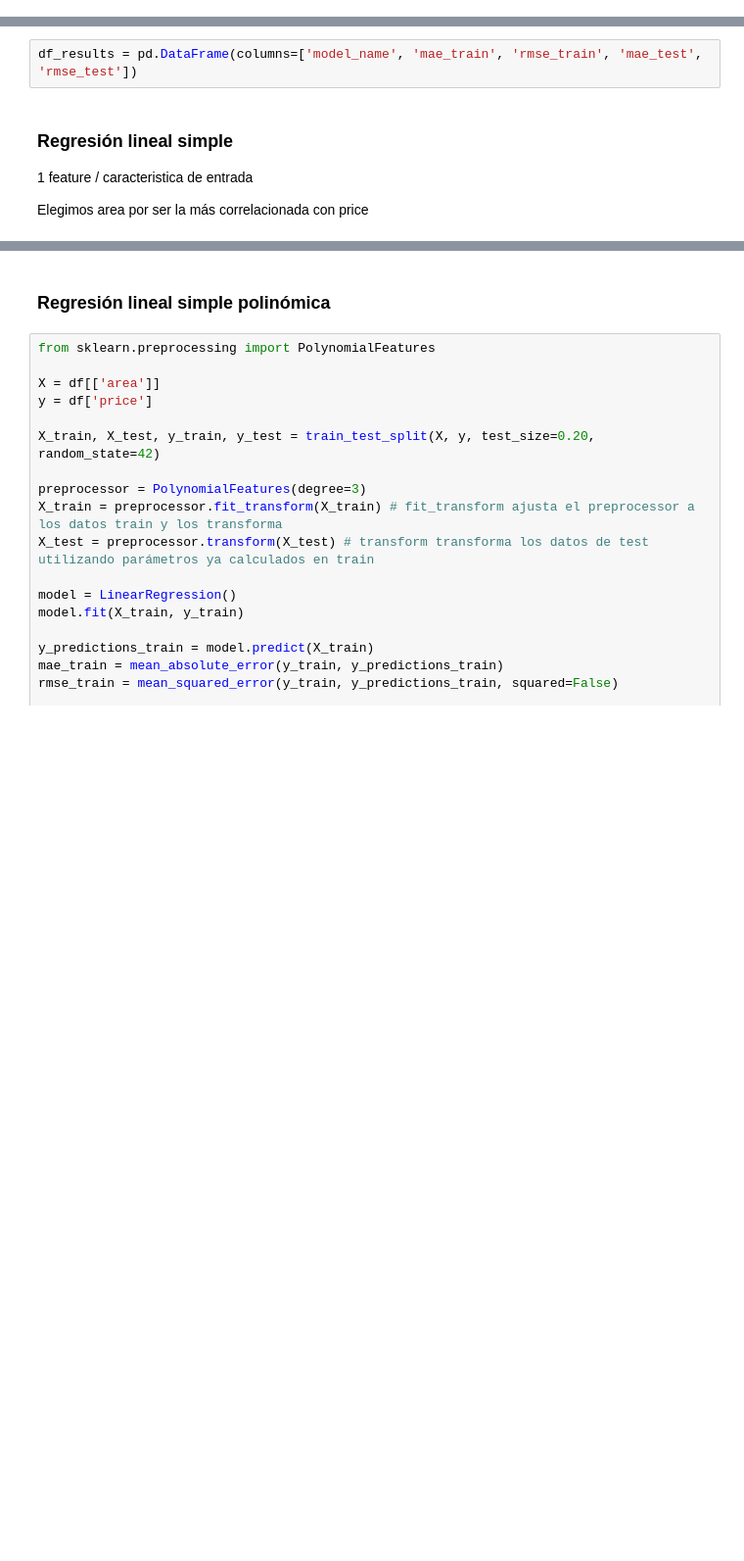
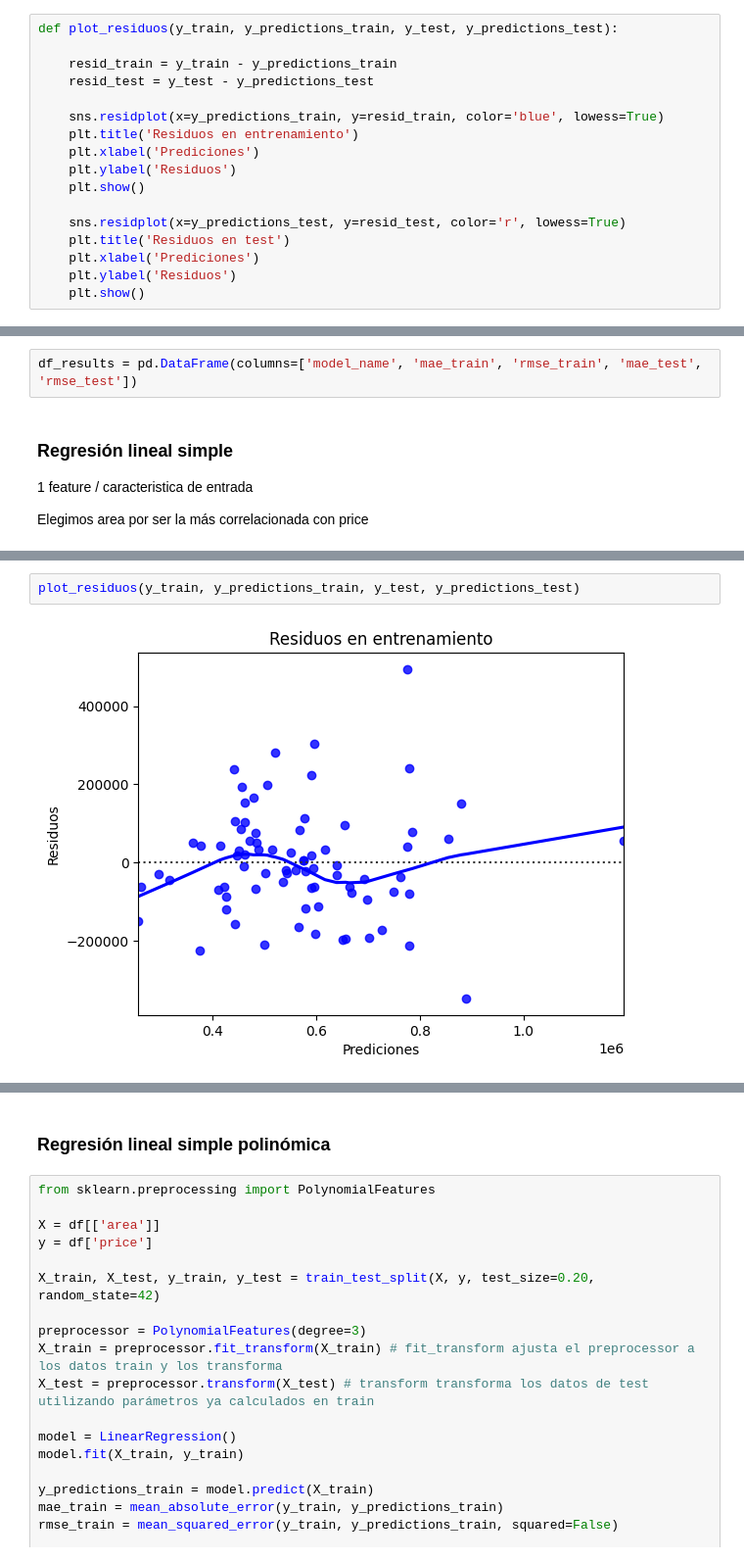
Before and after one commit to Angelbardon/curso-_analisis_angel_bardon, a Jupyter notebook: m6-ml/4. Regresion_pipeline.ipynb, the cells around one changed output, grey strips where cells are left out. Shown at 98% size. Saved outputs shown, nothing was run; the diff lists cells and outputs as text; blank space fills up the shorter version.

Commit message:
funcion para plot residuos

```diff
--- a/m6-ml/4. Regresion_pipeline.ipynb
+++ b/m6-ml/4. Regresion_pipeline.ipynb
@@ -300,6 +300,23 @@ df_corr = df.corr(numeric_only=True).round(2)
 sns.heatmap(df_corr, cmap='viridis', annot=True);
 # %% [output]
 [figure]
+# %%
+def plot_residuos(y_train, y_predictions_train, y_test, y_predictions_test):
+
+    resid_train = y_train - y_predictions_train
+    resid_test = y_test - y_predictions_test
+
+    sns.residplot(x=y_predictions_train, y=resid_train, color='blue', lowess=True)
+    plt.title('Residuos en entrenamiento')
+    plt.xlabel('Prediciones')
+    plt.ylabel('Residuos')
+    plt.show()
+
+    sns.residplot(x=y_predictions_test, y=resid_test, color='r', lowess=True)
+    plt.title('Residuos en test')
+    plt.xlabel('Prediciones')
+    plt.ylabel('Residuos')
+    plt.show()
 # %% [markdown]
 ### Preparar DataFrame de resultados
 
@@ -362,0 +384,4 @@ df_results.head()
+# %%
+plot_residuos(y_train, y_predictions_train, y_test, y_predictions_test)
+# %% [output]
+[figure, added]
```
Also changed, not shown: parts of 16 cells of this notebook.
